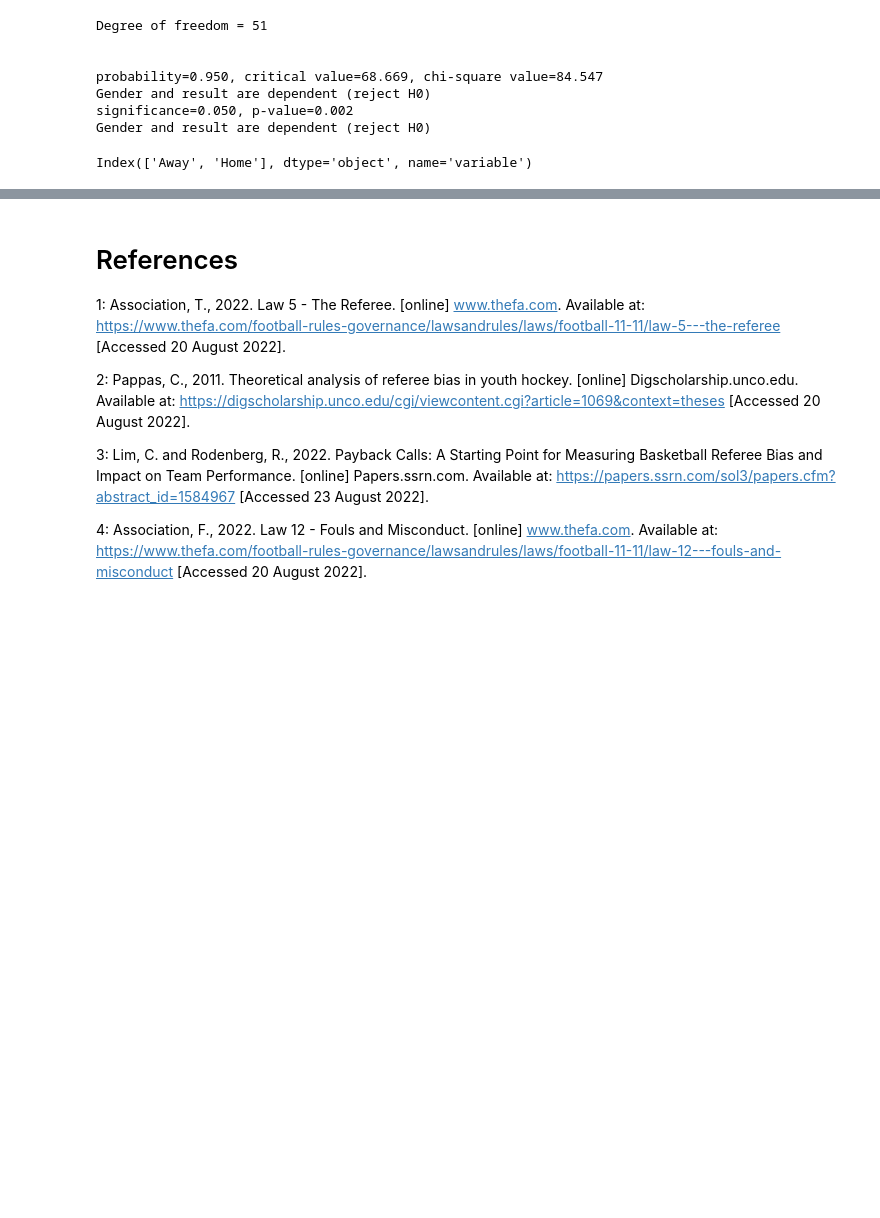
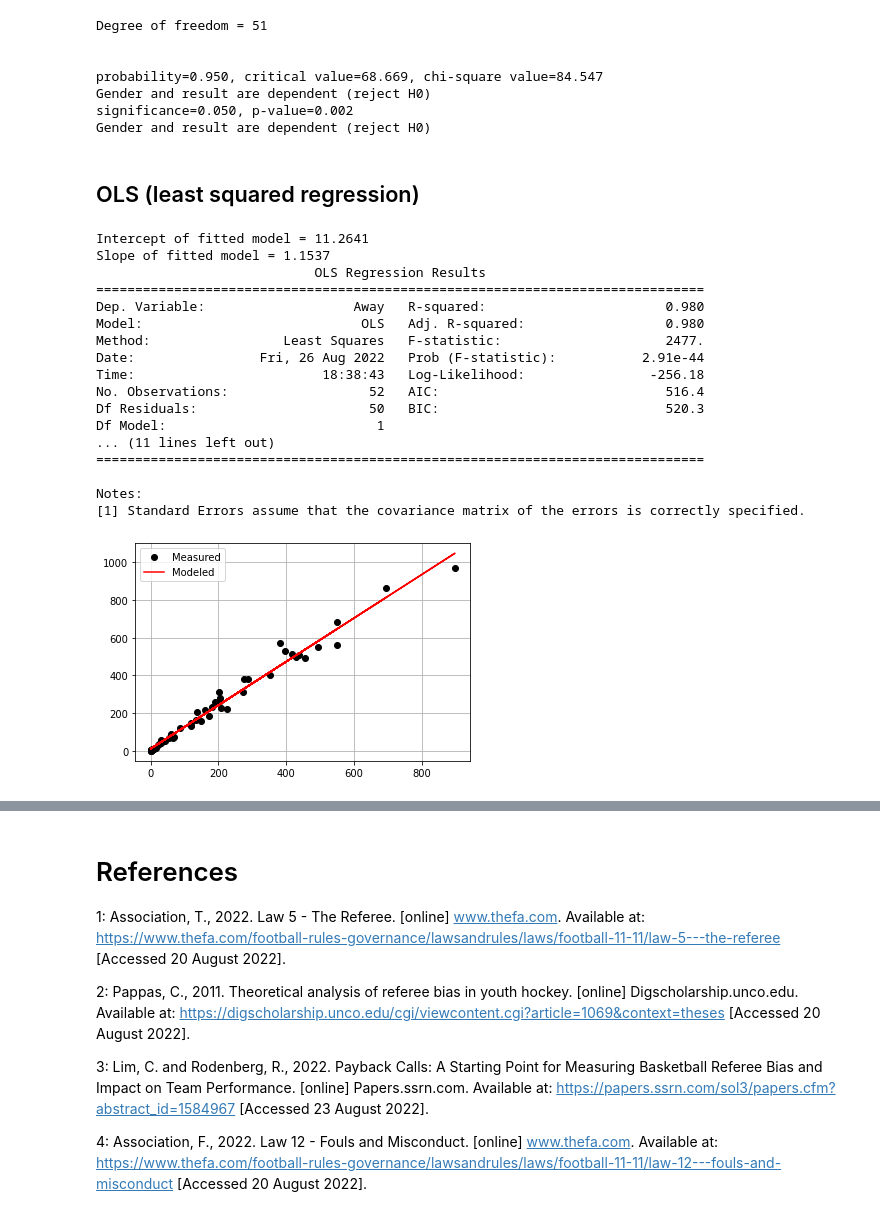
Before and after one commit to viswambaran/ASMM, a Jupyter notebook: Summative2/ASMMReport.ipynb, the cells around one changed output, grey strips where cells are left out. Cells and saved outputs as stored; diff of their text form; code cells hidden in the pictures; blank space fills up the shorter version.

```diff
--- a/Summative2/ASMMReport.ipynb
+++ b/Summative2/ASMMReport.ipynb
@@ -674,7 +674,61 @@ probability=0.950, critical value=68.669, chi-square value=84.547
 Gender and result are dependent (reject H0)
 significance=0.050, p-value=0.002
 Gender and result are dependent (reject H0)
-# %%
-cards_by_ref_wide.columns
-# %% [output]
-Index(['Away', 'Home'], dtype='object', name='variable')
+# %% [markdown]
+## OLS (least squared regression)
+# %%
+# Define x and y variables
+x_data = cards_by_ref_wide.Home
+y_data = cards_by_ref_wide.Away
+
+x_label = "Home"
+y_label = "Away"
+
+# Fit OLS model to the data.
+
+formula  = y_label + "~" + x_label
+model    = ols(formula = formula, data = cards_by_ref_wide)
+model_fit = model.fit()
+
+
+intercept = model_fit.params['Intercept']
+slope = model_fit.params[x_label]
+
+# Print model parameter values with meaningful names, and compare to summary()
+print( "Intercept of fitted model = {:0.4f}".format(intercept) )
+print( "Slope of fitted model = {:0.4f}".format(slope))
+print( model_fit.summary() )
+
+# Use plt.subplots() to create figure and axis objects.
+fig, axis = plt.subplots()
+# Call axis.plot() to plot data
+axis.plot(x_data, y_data, linestyle=" ", marker="o", color="black", label="Measured")
+
+# Call axis.plot() to plot the model
+x_fit = x_data
+y_fit = intercept + slope * x_data
+axis.plot(x_data, y_fit, linestyle="-", marker=None, color="red", label="Modeled")
+
+# Add grid lines and a legend to your plot, and then show to display
+axis.grid(True)
+axis.legend(loc="best")
+plt.show()
+# %% [output]
+Intercept of fitted model = 11.2641
+Slope of fitted model = 1.1537
+                            OLS Regression Results
+==============================================================================
+Dep. Variable:                   Away   R-squared:                       0.980
+Model:                            OLS   Adj. R-squared:                  0.980
+Method:                 Least Squares   F-statistic:                     2477.
+Date:                Fri, 26 Aug 2022   Prob (F-statistic):           2.91e-44
+Time:                        18:38:43   Log-Likelihood:                -256.18
+No. Observations:                  52   AIC:                             516.4
+Df Residuals:                      50   BIC:                             520.3
+Df Model:                           1
+... (11 lines left out)
+==============================================================================
+
+Notes:
+[1] Standard Errors assume that the covariance matrix of the errors is correctly specified.
+[figure, added]
```
Also changed, not shown: parts of 15 cells of this notebook.
